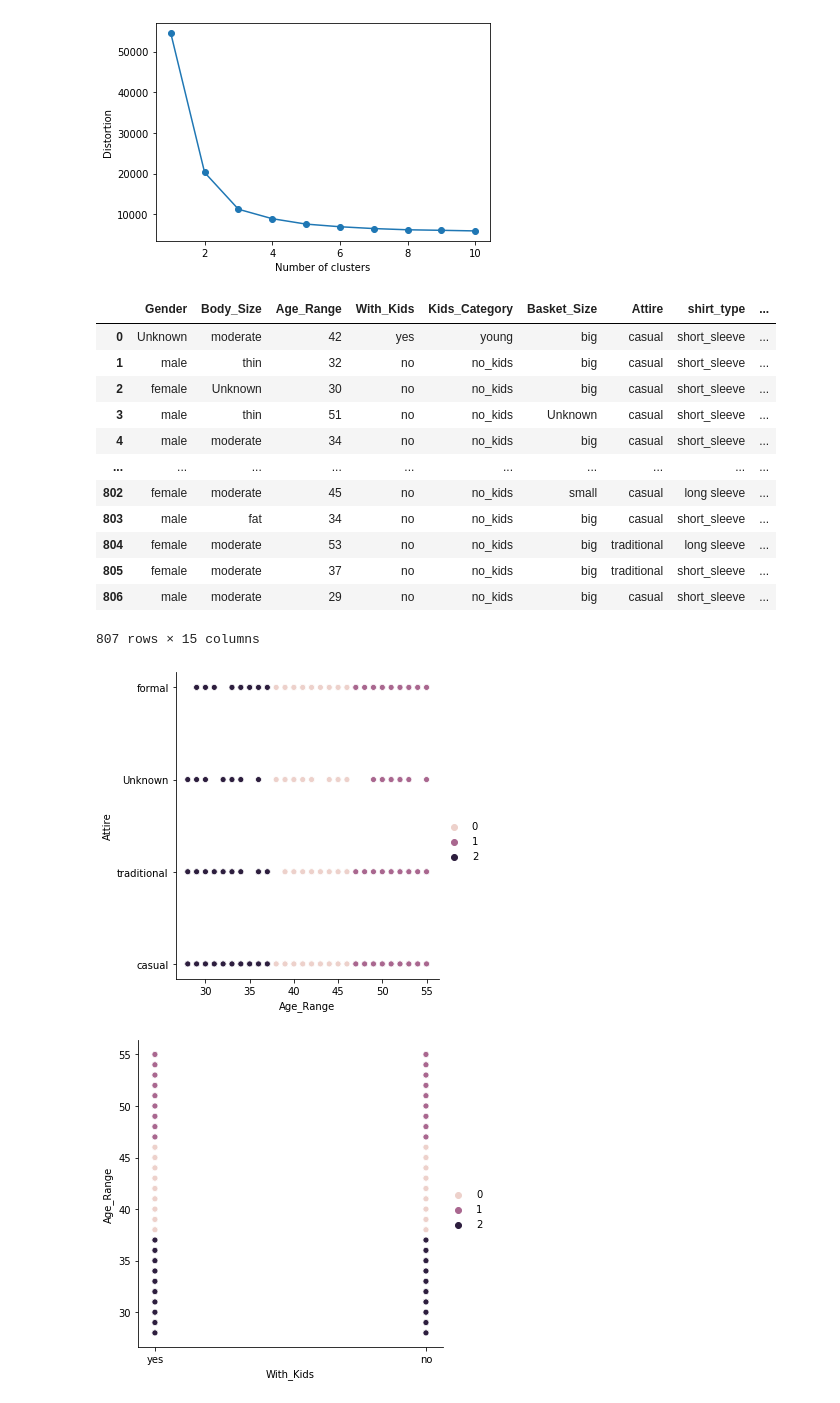
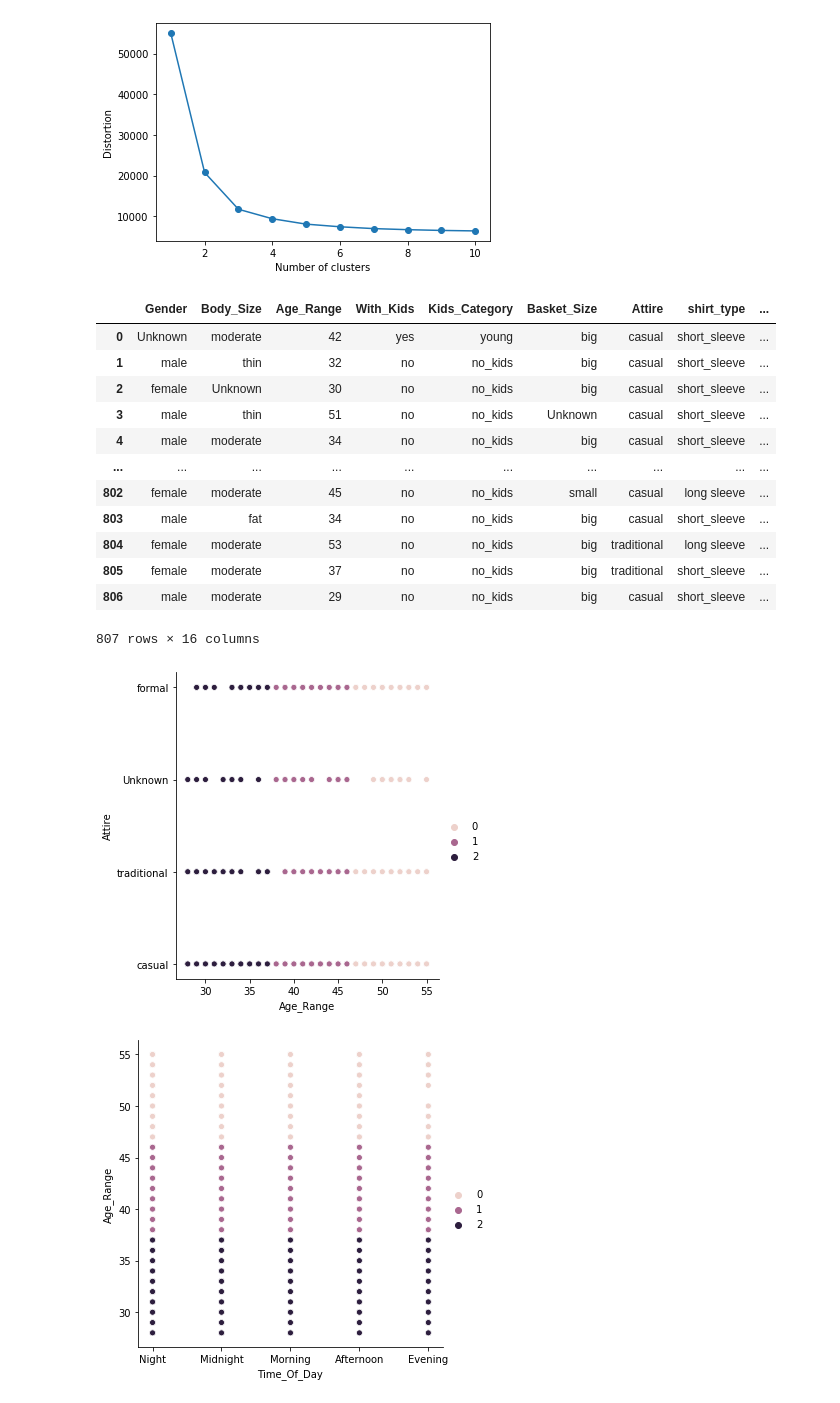
Before and after one commit to CRJoshuaa/Data-Mining-Project, a Jupyter notebook: Project_Dharsh.ipynb, the cells around one changed output. Saved outputs shown, nothing was run; the diff lists cells and outputs as text; code cells hidden in the pictures.

Commit message:
time
added time

```diff
--- a/Project_Dharsh.ipynb
+++ b/Project_Dharsh.ipynb
@@ -148,6 +148,9 @@ def fill_withKids_yes(df):
 def drop_no(df):
     return df.drop('No',axis=1)
 
+def get_time_of_day(df):
+    timeOfDay=pd.cut(pd.DatetimeIndex(df['Time']).hour, bins=[-1,4,11,15,19,23], labels=["Midnight","Morning", "Afternoon", "Evening","Night"])
+    return df.assign(Time_Of_Day=timeOfDay)
 
 
 
@@ -175,7 +178,7 @@ def mark_pants(df):
 def drop_arm(df):
     return df.drop(columns=['Date','Time','Age_Range','Race','Gender','Body_Size','With_Kids','Kids_Category','Spectacles'])
 # %%
-df=(df.pipe(change_to_date)
+df1=(df.pipe(change_to_date)
         .pipe(get_day_col)
         .pipe(get_month_col)
         .pipe(fill_age)
@@ -183,6 +186,8 @@ df=(df.pipe(change_to_date)
         .pipe(fill_withKids_no)
         .pipe(drop_no)
         .pipe(fill_null_val)
+        .pipe(get_time_of_day)
+
     )
 # %%
 df.boxplot('Age_Range','Gender',rot = 30,figsize=(5,6))
@@ -234,7 +239,7 @@ total = len(df['Race'])
 ## clustering
 ##'Race','Gender' imma remove
 # %%
-cluster_select=['Gender','Body_Size','Age_Range','With_Kids','Kids_Category','Basket_Size','Attire','shirt_type','Pants_Colour','pants_type','Wash_Item','Washer_No','Dryer_No']
+cluster_select=['Gender','Body_Size','Age_Range','With_Kids','Kids_Category','Basket_Size','Attire','shirt_type','Pants_Colour','pants_type','Wash_Item','Washer_No','Dryer_No', 'Time_Of_Day']
 def select_cluster(df):
     return df[cluster_select]
 # %%
@@ -249,8 +254,10 @@ cluster=(df.pipe(change_to_date)
         .pipe(fill_withKids_yes)
         .pipe(fill_withKids_no)
         .pipe(fill_null_val)
+        .pipe(get_time_of_day)
         .pipe(select_cluster)
         .pipe(bin_age)
+
     )
 
 cluster.info()
@@ -352,12 +359,12 @@ cluster_vis
 | 804 | female | moderate | 53 | no | no_kids | big | traditional | long sleeve | ... |
 | 805 | female | moderate | 37 | no | no_kids | big | traditional | short_sleeve | ... |
 | 806 | male | moderate | 29 | no | no_kids | big | casual | short_sleeve | ... |
-807 rows × 15 columns
+807 rows × 16 columns
 # %%
 ax = sns.relplot(x="Age_Range", y="Attire", hue=cluster_vis.label.tolist(), data=cluster_vis)
 # %% [output]
-[figure, old version]
+[figure, new version]
 # %%
-ax = sns.relplot(x="With_Kids", y="Age_Range", hue=cluster_vis.label.tolist(), data=cluster_vis)
+ax = sns.relplot(x="Time_Of_Day", y="Age_Range", hue=cluster_vis.label.tolist(), data=cluster_vis)
 # %% [output]
-[figure, old version]
+[figure, new version]
```
Also changed, not shown: parts of 2 cells of this notebook, 2 other files.
